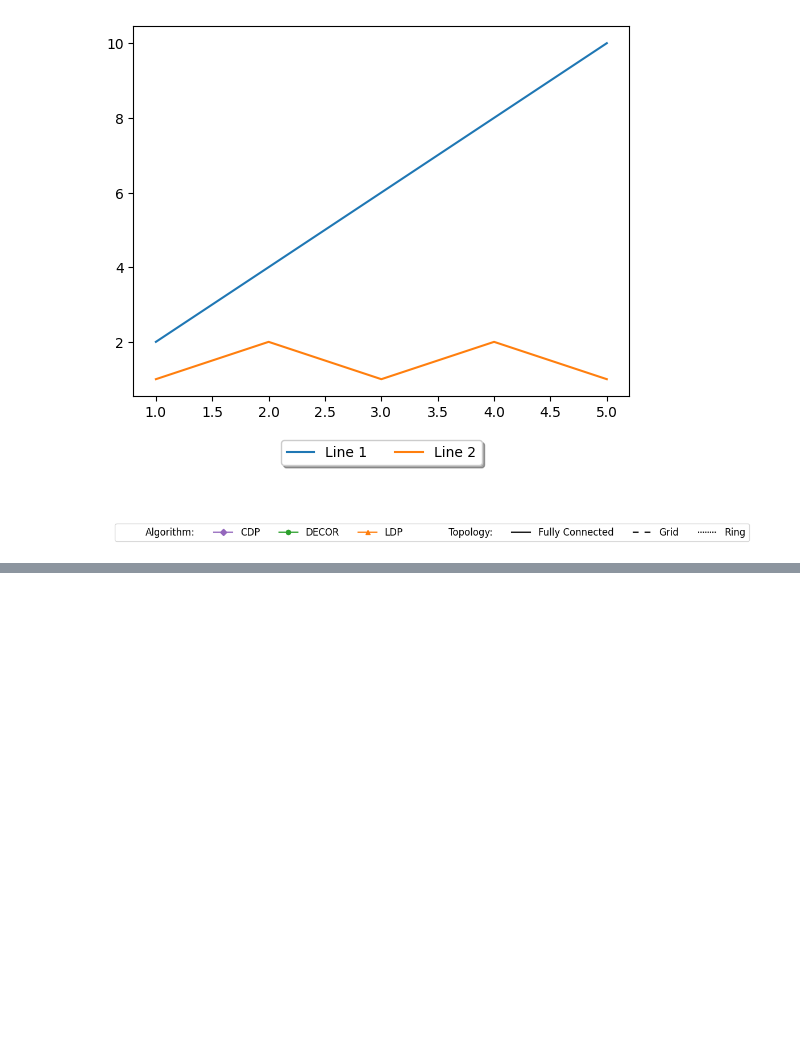
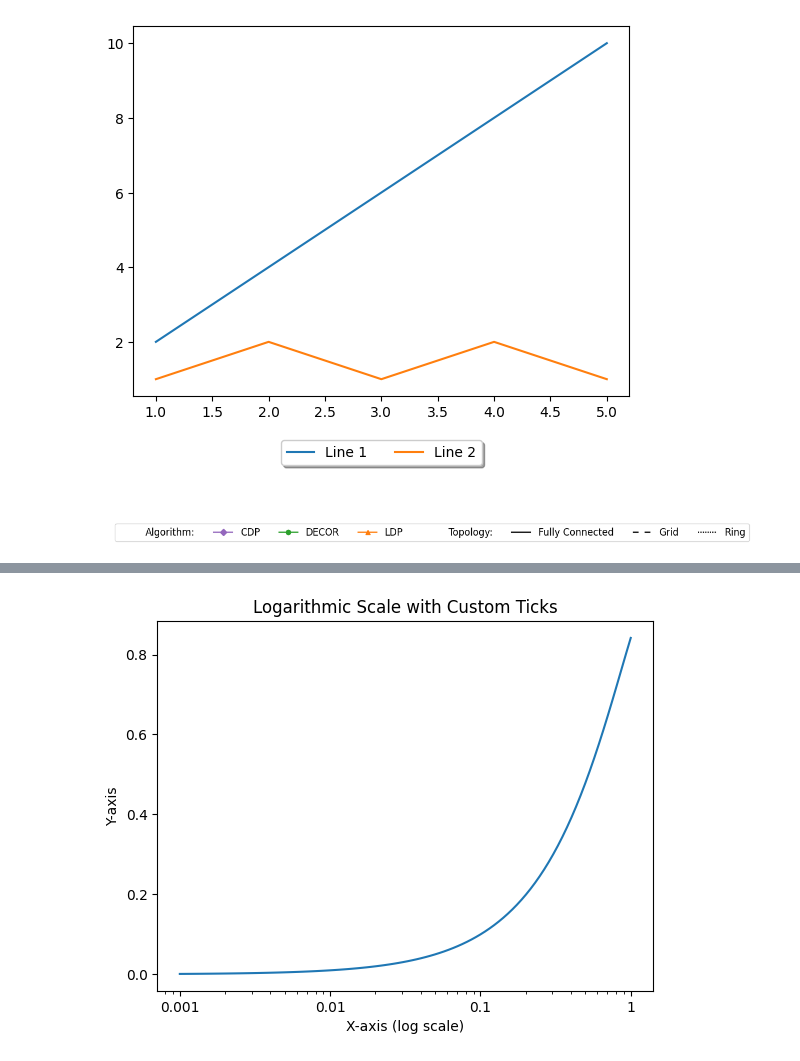
Before and after one commit to elfirdoussilab1/DECOR, a Jupyter notebook: test.ipynb, the cells around one changed output, grey strips where cells are left out. Drawn from its saved outputs; the diff is of its cells as text; code cells hidden in the pictures; blank space fills up the shorter version.

```diff
--- a/test.ipynb
+++ b/test.ipynb
@@ -327,0 +355,29 @@ plt.show()
+# %%
+import matplotlib.pyplot as plt
+import numpy as np
+
+# Generate some sample data
+x = np.logspace(-3, 0, 100)
+y = np.sin(x)
+
+# Create a figure and axes with a log scale on the x-axis
+fig, ax = plt.subplots()
+ax.semilogx(x, y)
+
+# Set specific ticks on the x-axis
+ticks = [1e-3, 1e-2, 0.1, 1]
+ax.set_xticks(ticks)
+
+# Set tick labels for the specified ticks
+tick_labels = [f'{tick:g}' if tick != 1 else '1' for tick in ticks]
+ax.set_xticklabels(tick_labels)
+
+# Optional: Set other plot properties
+ax.set_xlabel('X-axis (log scale)')
+ax.set_ylabel('Y-axis')
+ax.set_title('Logarithmic Scale with Custom Ticks')
+
+# Show the plot
+plt.show()
+# %% [output]
+[figure, added]
```
Also changed, not shown: parts of 1 cell of this notebook, 2 other files.
